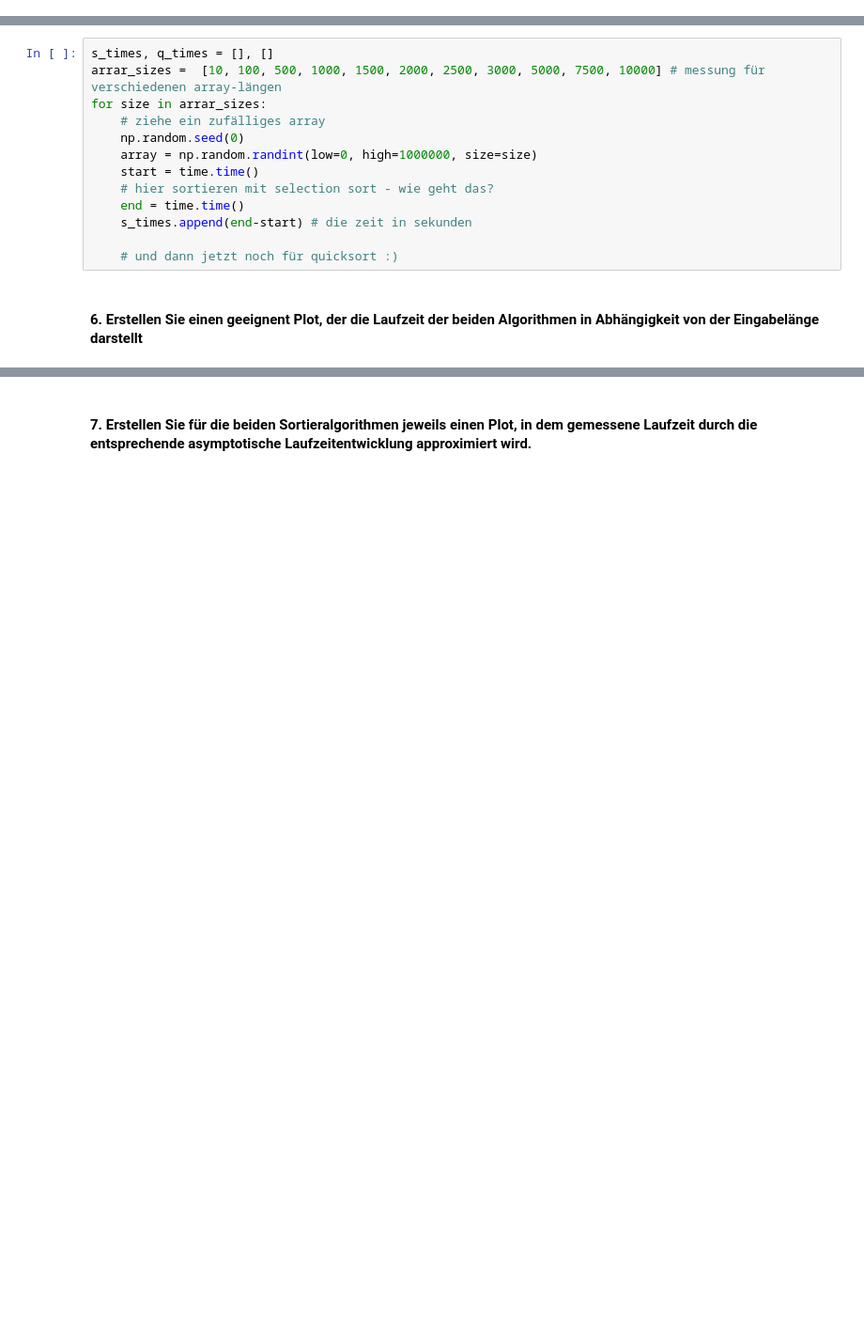
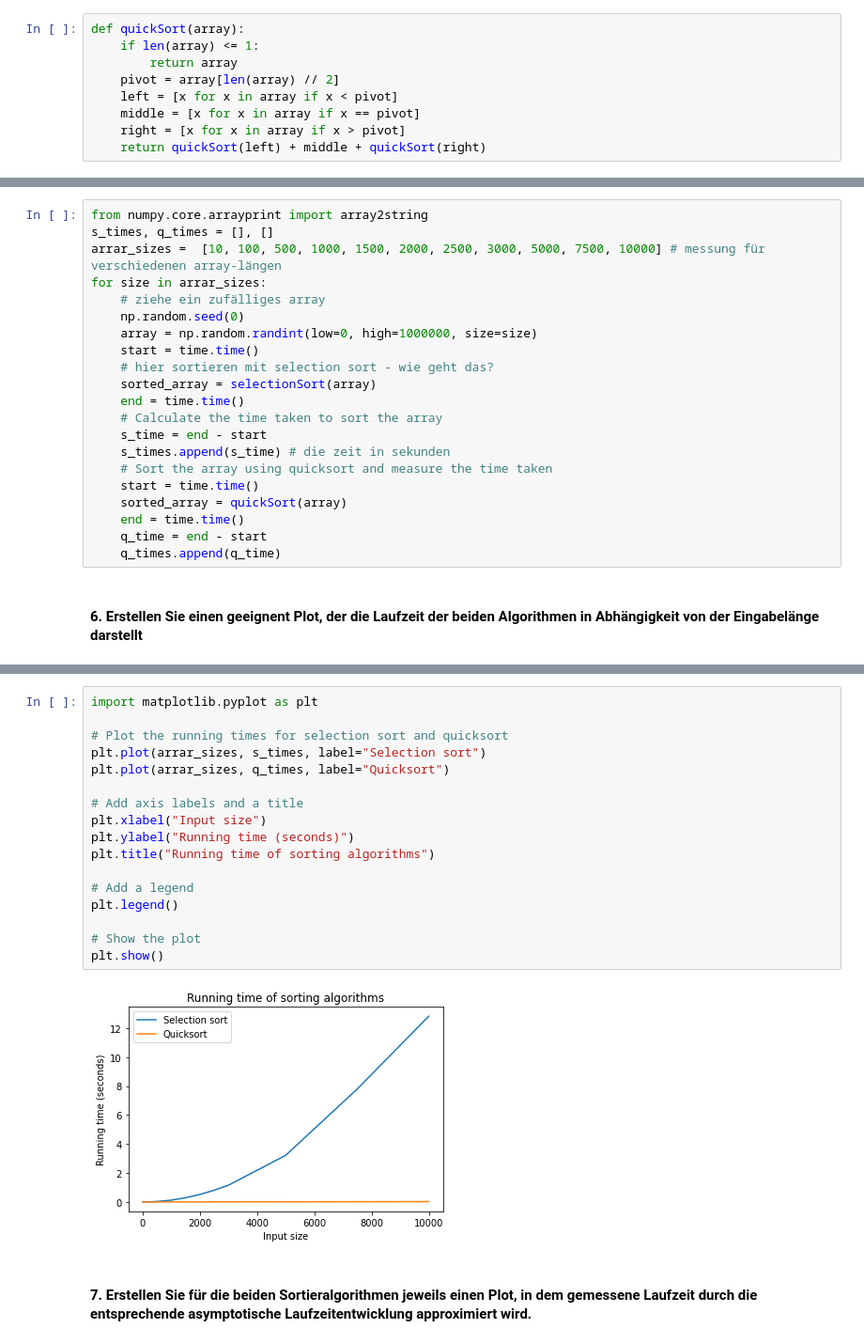
Before and after one commit to JuliaSchneider01/Algo, a Jupyter notebook: sorting_ipynb_txt.ipynb, the cells around one changed output, grey strips where cells are left out. Shown at 94% size. Drawn from its saved outputs; the diff is of its cells as text; blank space fills up the shorter version.

```diff
--- a/sorting_ipynb_txt.ipynb
+++ b/sorting_ipynb_txt.ipynb
@@ -34,3 +44,12 @@ def quickSort(array):
+# %%
+def quickSort(array):
+    if len(array) <= 1:
+        return array
+    pivot = array[len(array) // 2]
+    left = [x for x in array if x < pivot]
+    middle = [x for x in array if x == pivot]
+    right = [x for x in array if x > pivot]
+    return quickSort(left) + middle + quickSort(right)
 # %%
 array = [7,5,8,1]
 quickSort(array)
@@ -48,6 +100,7 @@ print(sorted_array)  # Output: [2, 3, 5, 5, 7, 10]
 # %% [markdown]
 #### 5. Messen Sie die Laufzeit der beiden Sortieralgorithmen auf Ihrem Rechner.
 # %%
+from numpy.core.arrayprint import array2string
 s_times, q_times = [], []
 arrar_sizes =  [10, 100, 500, 1000, 1500, 2000, 2500, 3000, 5000, 7500, 10000] # messung für verschiedenen array-längen
 for size in arrar_sizes:
@@ -56,9 +109,16 @@ for size in arrar_sizes:
     array = np.random.randint(low=0, high=1000000, size=size)
     start = time.time()
     # hier sortieren mit selection sort - wie geht das?
+    sorted_array = selectionSort(array)
     end = time.time()
-    s_times.append(end-start) # die zeit in sekunden
-
-    # und dann jetzt noch für quicksort :)
+    # Calculate the time taken to sort the array
+    s_time = end - start
+    s_times.append(s_time) # die zeit in sekunden
+    # Sort the array using quicksort and measure the time taken
+    start = time.time()
+    sorted_array = quickSort(array)
+    end = time.time()
+    q_time = end - start
+    q_times.append(q_time)
 # %% [markdown]
 #### 6. Erstellen Sie einen geeignent Plot, der die Laufzeit der beiden Algorithmen in Abhängigkeit von der Eingabelänge darstellt
@@ -67,2 +125,21 @@ for size in arrar_sizes:
+# %%
+import matplotlib.pyplot as plt
+
+# Plot the running times for selection sort and quicksort
+plt.plot(arrar_sizes, s_times, label="Selection sort")
+plt.plot(arrar_sizes, q_times, label="Quicksort")
+
+# Add axis labels and a title
+plt.xlabel("Input size")
+plt.ylabel("Running time (seconds)")
+plt.title("Running time of sorting algorithms")
+
+# Add a legend
+plt.legend()
+
+# Show the plot
+plt.show()
+# %% [output]
+[figure, added]
 # %% [markdown]
 #### 7. Erstellen Sie für die beiden Sortieralgorithmen jeweils einen Plot, in dem gemessene Laufzeit durch die entsprechende asymptotische Laufzeitentwicklung approximiert wird.
```
Also changed, not shown: parts of 11 cells of this notebook.
